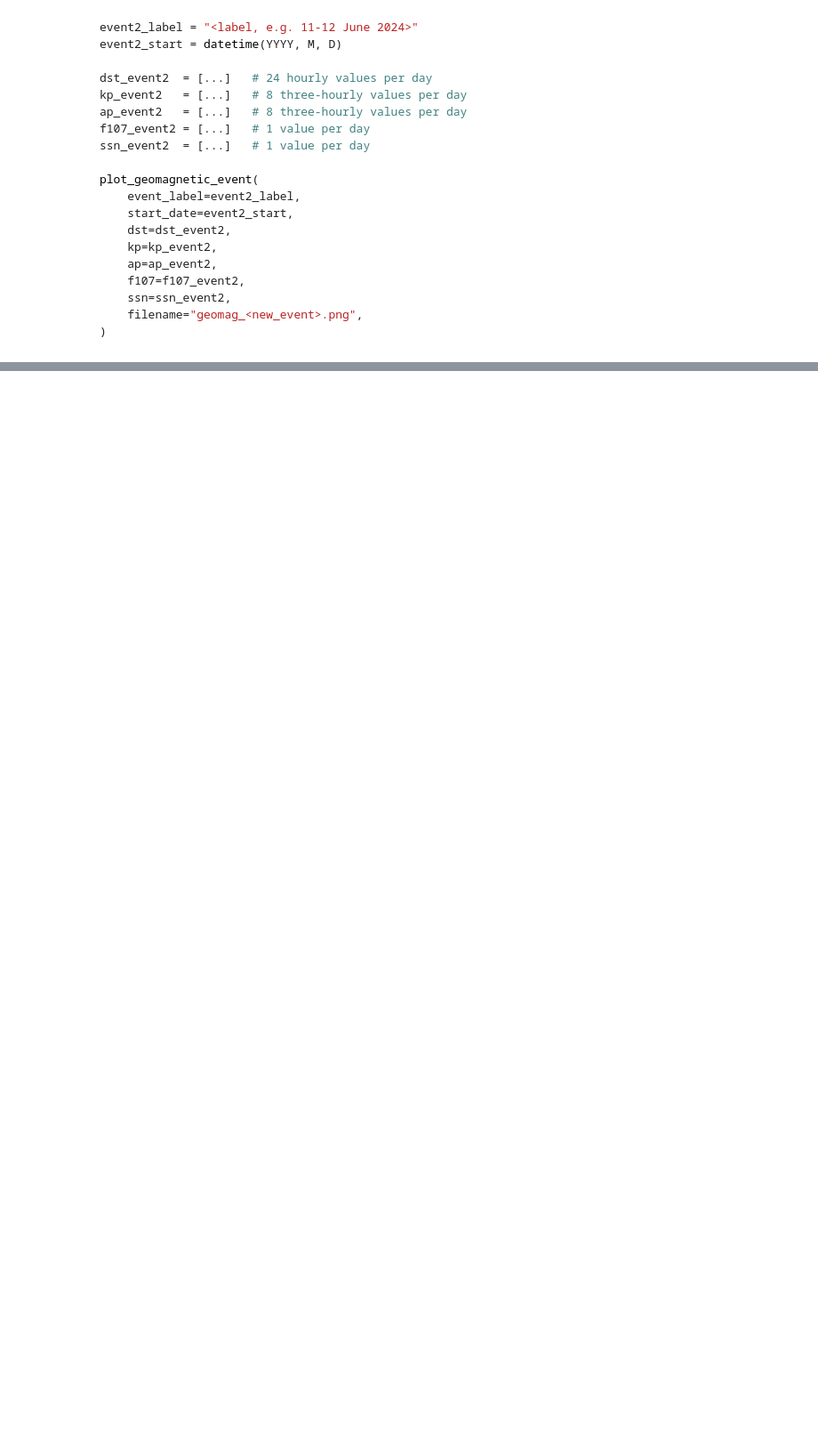
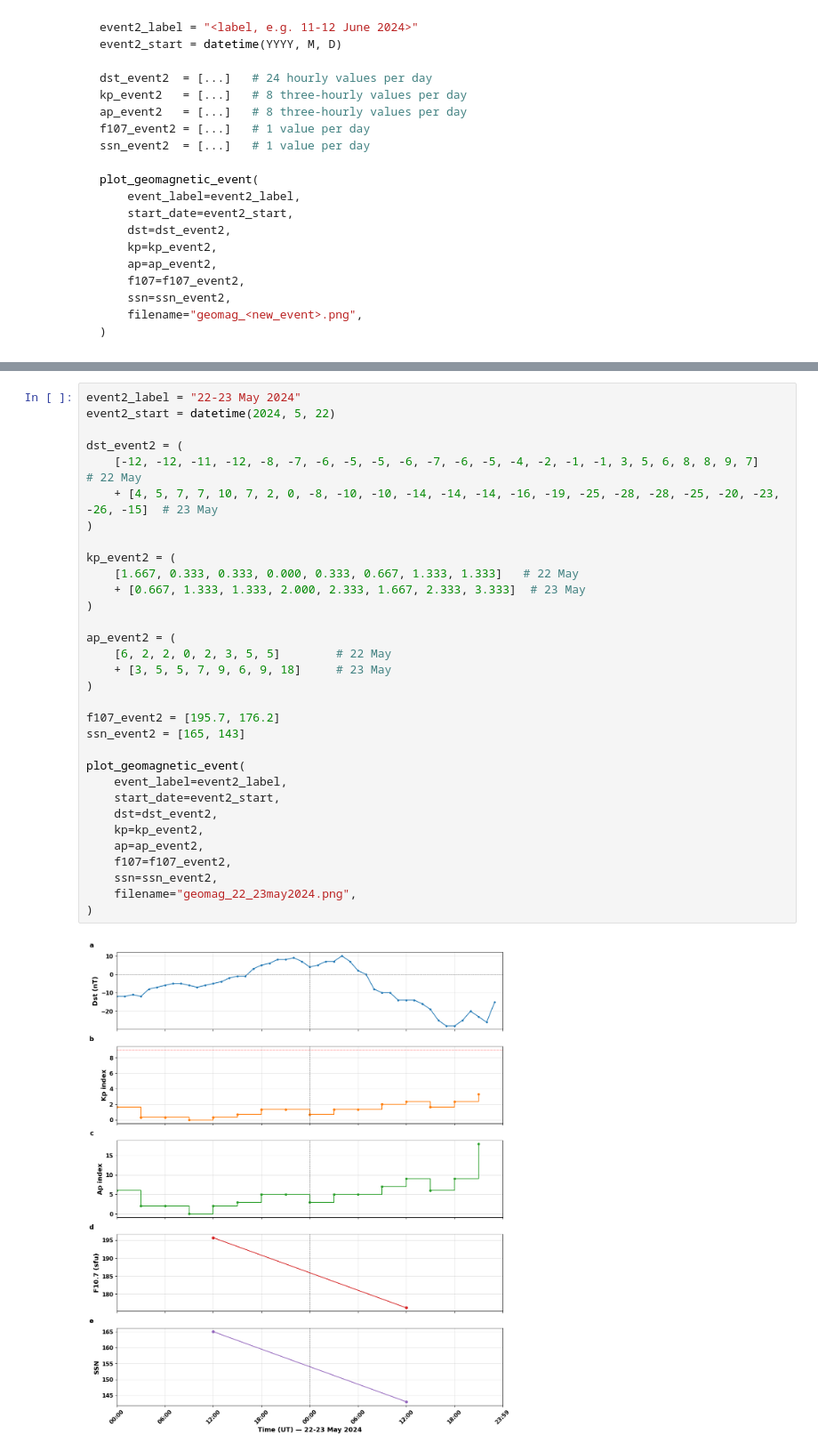
Before and after one commit to codewithavra/ionospheric-tec-forecasting, a Jupyter notebook: Geomagnetic_indices.ipynb, the cells around one changed output, grey strips where cells are left out. Shown at 89% size. Drawn from its saved outputs; the diff is of its cells as text; blank space fills up the shorter version.

```diff
--- a/Geomagnetic_indices.ipynb
+++ b/Geomagnetic_indices.ipynb
@@ -221,0 +223,34 @@ plot_geomagnetic_event(
+# %%
+event2_label = "22-23 May 2024"
+event2_start = datetime(2024, 5, 22)
+
+dst_event2 = (
+    [-12, -12, -11, -12, -8, -7, -6, -5, -5, -6, -7, -6, -5, -4, -2, -1, -1, 3, 5, 6, 8, 8, 9, 7]        # 22 May
+    + [4, 5, 7, 7, 10, 7, 2, 0, -8, -10, -10, -14, -14, -14, -16, -19, -25, -28, -28, -25, -20, -23, -26, -15]  # 23 May
+)
+
+kp_event2 = (
+    [1.667, 0.333, 0.333, 0.000, 0.333, 0.667, 1.333, 1.333]   # 22 May
+    + [0.667, 1.333, 1.333, 2.000, 2.333, 1.667, 2.333, 3.333]  # 23 May
+)
+
+ap_event2 = (
+    [6, 2, 2, 0, 2, 3, 5, 5]        # 22 May
+    + [3, 5, 5, 7, 9, 6, 9, 18]     # 23 May
+)
+
+f107_event2 = [195.7, 176.2]
+ssn_event2 = [165, 143]
+
+plot_geomagnetic_event(
+    event_label=event2_label,
+    start_date=event2_start,
+    dst=dst_event2,
+    kp=kp_event2,
+    ap=ap_event2,
+    f107=f107_event2,
+    ssn=ssn_event2,
+    filename="geomag_22_23may2024.png",
+)
+# %% [output]
+[figure, added]
```
Also changed, not shown: parts of 3 cells of this notebook.
